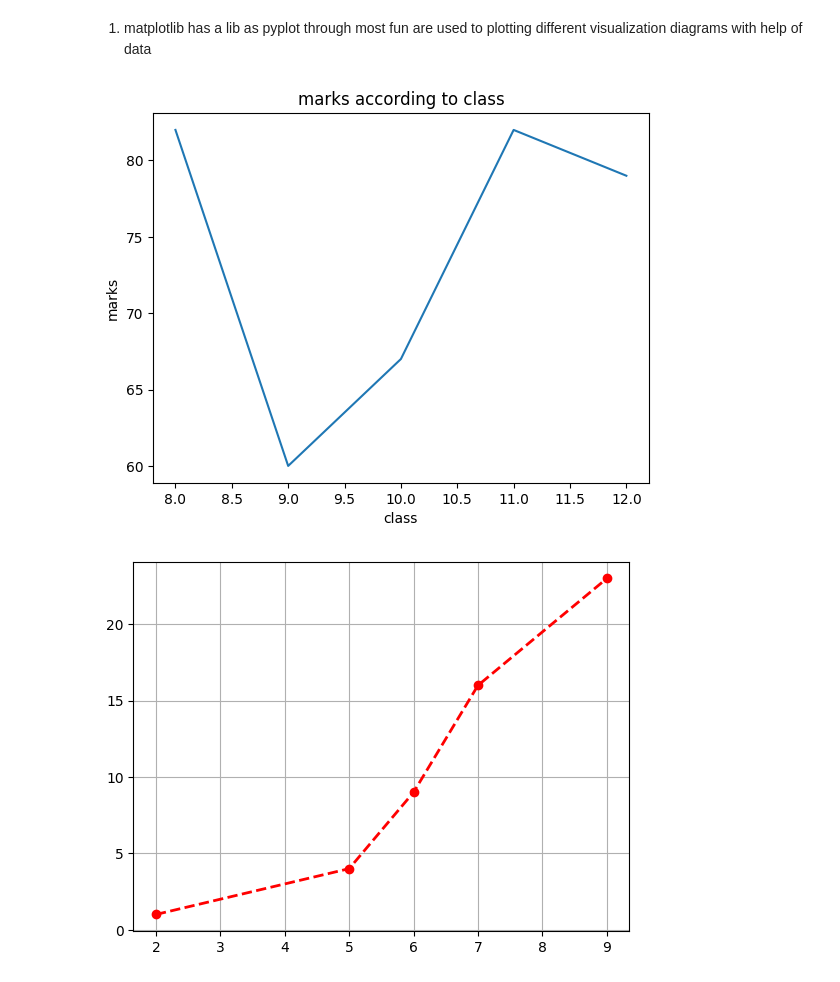
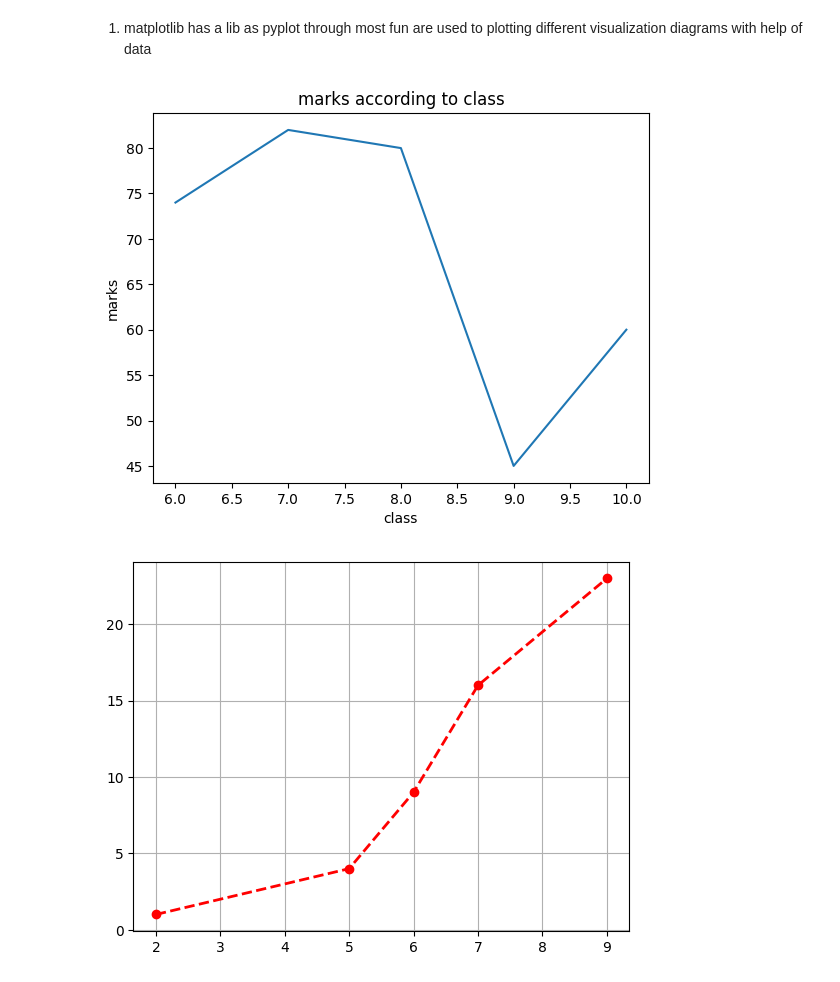
Before and after one commit to DeepakMangale/Complete-Python-Bootcamp-main, a Jupyter notebook: 10-Data Analysis With Python/10.5-matplotlib.ipynb, the cells around one changed output. Drawn from its saved outputs; the diff is of its cells as text; code cells hidden in the pictures.

```diff
--- a/10-Data Analysis With Python/10.5-matplotlib.ipynb
+++ b/10-Data Analysis With Python/10.5-matplotlib.ipynb
@@ -21,17 +21,17 @@ Requirement already satisfied: six>=1.5 in d:\udemy\complete-python-bootcamp-mai
 # %%
 import matplotlib.pyplot as plt
 # %%
-x=[8,9,10,11,12]
-y=[82,60,67,82,79]
+x=[6,7,8,9,10]
+y=[74,82,80,45,60]
 
 ## create a line plot
 plt.plot(x,y)
 plt.xlabel('class')
 plt.ylabel('marks')
 plt.title('marks according to class')
 plt.show()
 # %% [output]
-[figure, old version]
+[figure, new version]
 # %%
 x=[2,5,6,7,9]
 y=[1,4,9,16,23]
```
Also changed, not shown: parts of 7 cells of this notebook, 4 other files.
